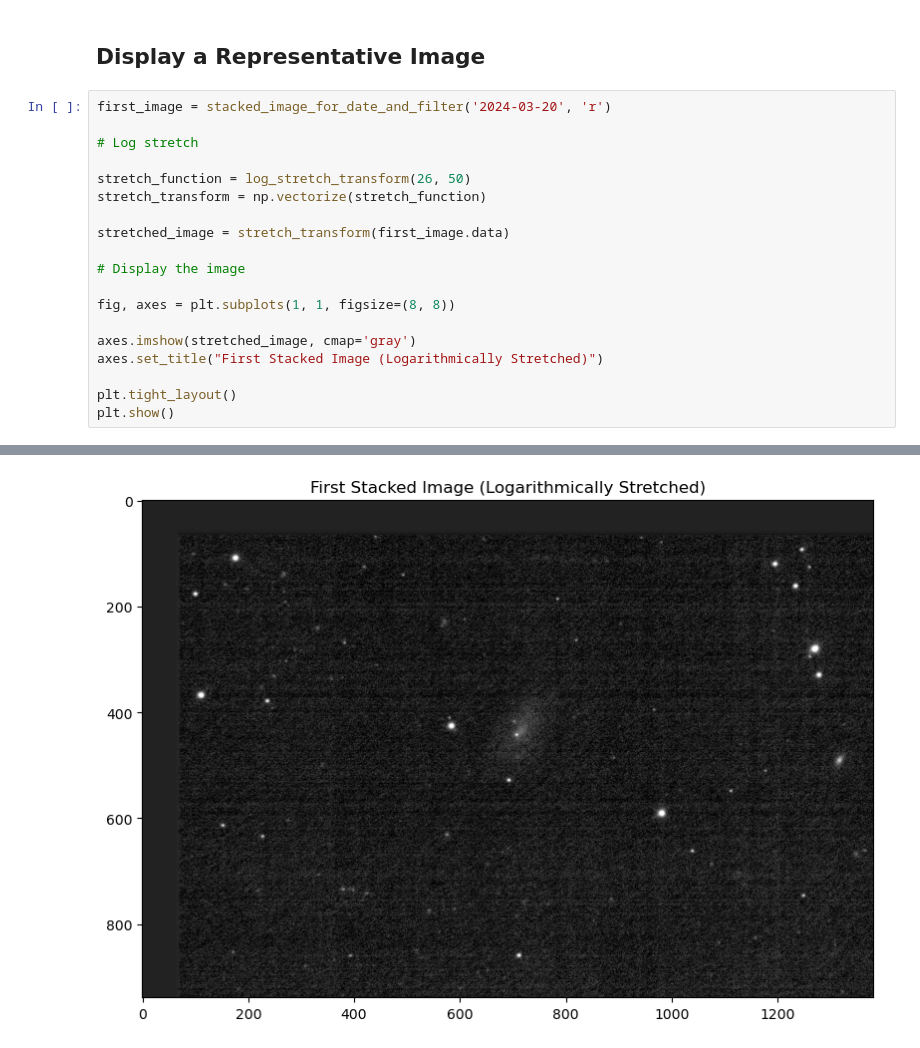
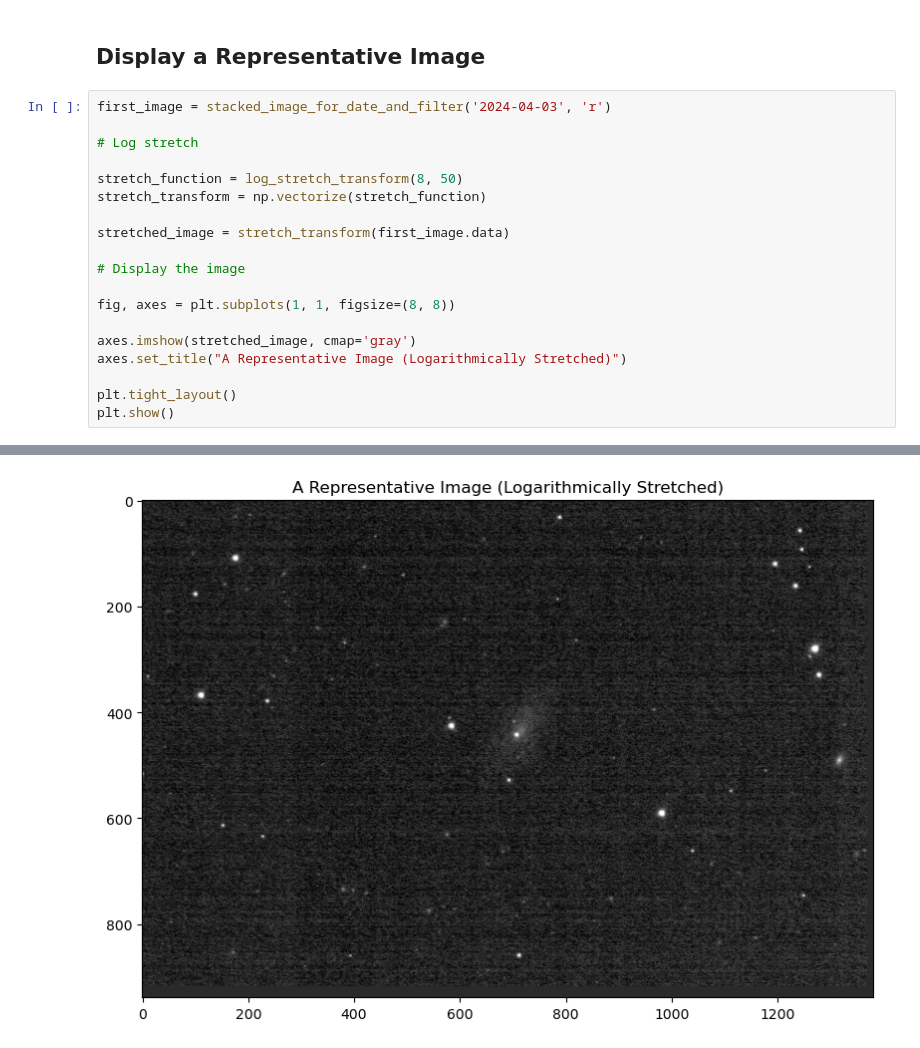
Before and after one commit to brianhill/supernova-observation, a Jupyter notebook: analyses/ZTF24aahgqwk/ZTF24aahgqwk-light_curve.ipynb, the cells around one changed output, grey strips where cells are left out. Saved outputs shown, nothing was run; the diff lists cells and outputs as text.

```diff
--- a/analyses/ZTF24aahgqwk/ZTF24aahgqwk-light_curve.ipynb
+++ b/analyses/ZTF24aahgqwk/ZTF24aahgqwk-light_curve.ipynb
@@ -109,11 +118,11 @@ supernova_roi = Rectangle(supernova_center, extent)
 # %% [markdown]
 ## Display a Representative Image
 # %%
-first_image = stacked_image_for_date_and_filter('2024-03-20', 'r')
+first_image = stacked_image_for_date_and_filter('2024-04-03', 'r')
 
 # Log stretch
 
-stretch_function = log_stretch_transform(26, 50)
+stretch_function = log_stretch_transform(8, 50)
 stretch_transform = np.vectorize(stretch_function)
 
 stretched_image = stretch_transform(first_image.data)
@@ -123,7 +132,7 @@ stretched_image = stretch_transform(first_image.data)
 fig, axes = plt.subplots(1, 1, figsize=(8, 8))
 
 axes.imshow(stretched_image, cmap='gray')
-axes.set_title("First Stacked Image (Logarithmically Stretched)")
+axes.set_title("A Representative Image (Logarithmically Stretched)")
 
 plt.tight_layout()
 plt.show()
@@ -132,5 +141,5 @@ WARNING: FITSFixedWarning: 'datfix' made the change 'Set MJD-OBS to 60389.253506
 WARNING: FITSFixedWarning: 'obsfix' made the change 'Set OBSGEO-X to -2381449.053 from OBSGEO-[LBH].
 Set OBSGEO-Y to -4483194.922 from OBSGEO-[LBH].
 Set OBSGEO-Z to  3851220.317 from OBSGEO-[LBH]'. [astropy.wcs.wcs]
-[figure, old version]
+[figure, new version]
 # %%
```
Also changed, not shown: parts of 5 cells of this notebook, 1 other file.
